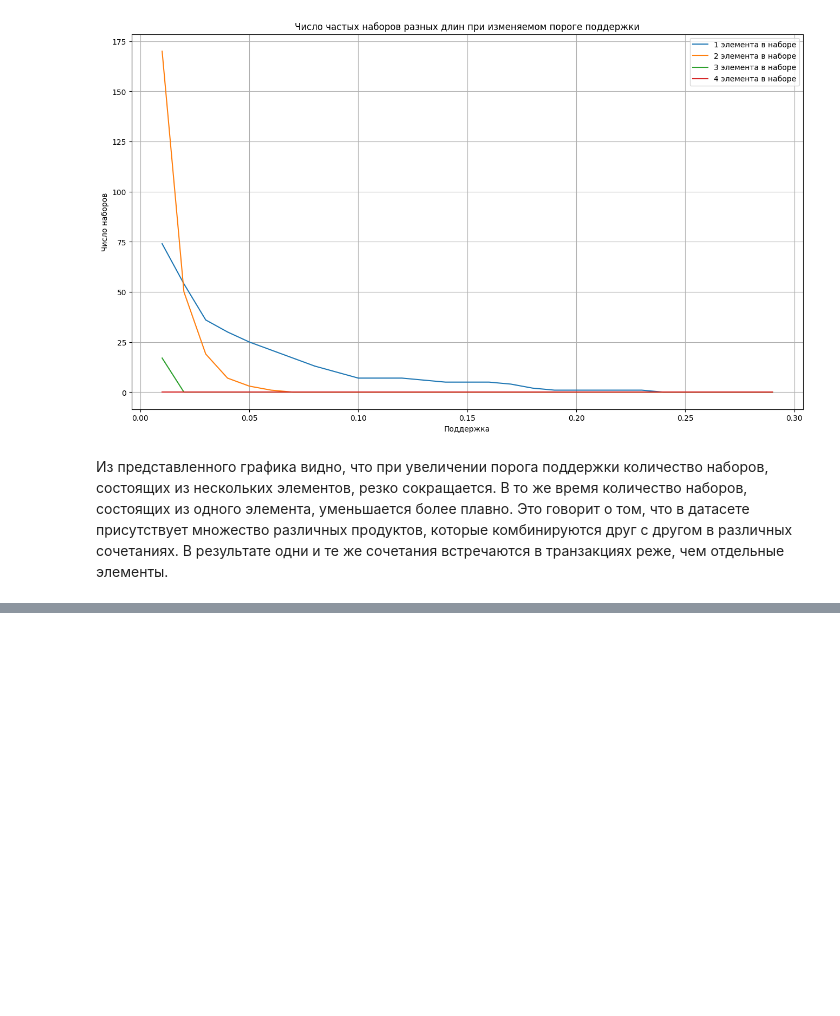
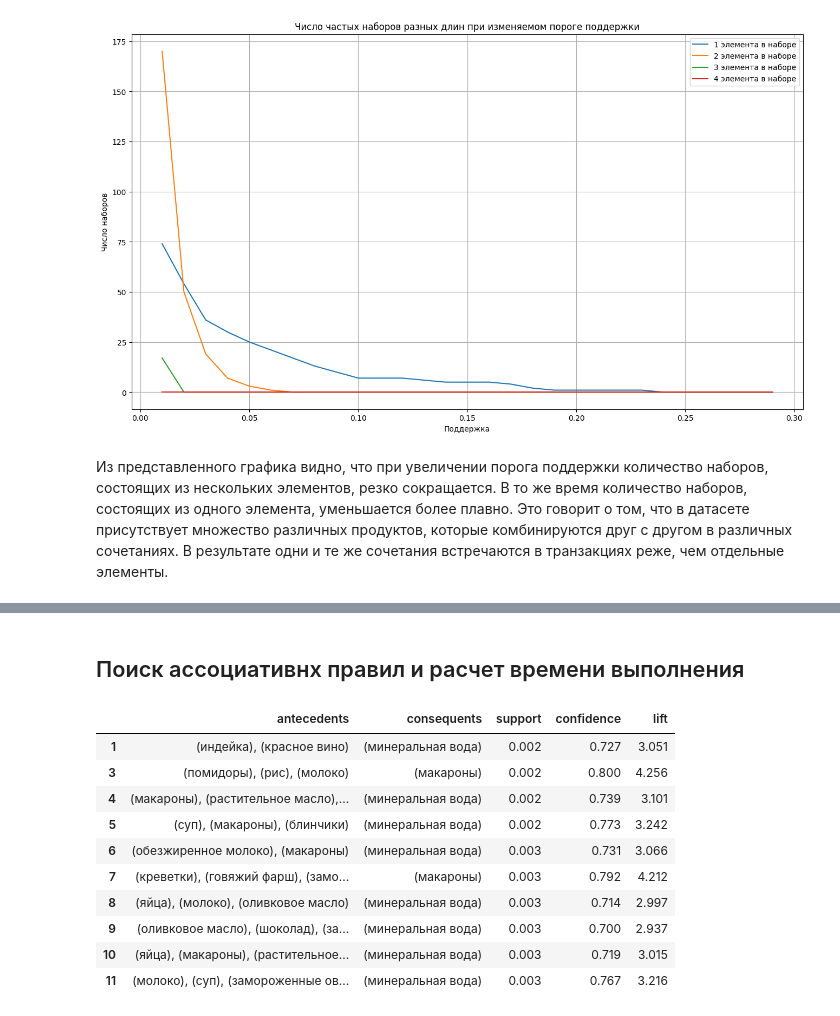
Before and after one commit to MurphyBLG/unik, a Jupyter notebook: data-anal/lab1/lab.ipynb, the cells around one changed output, grey strips where cells are left out. Saved outputs shown, nothing was run; the diff lists cells and outputs as text; code cells hidden in the pictures; blank space fills up the shorter version.

```diff
--- a/data-anal/lab1/lab.ipynb
+++ b/data-anal/lab1/lab.ipynb
@@ -239,0 +259,2 @@ visualize_number_of_items_by_min_sup(transactions_matrix, 0.01)
+# %% [markdown]
+## Поиск ассоциативнх правил и расчет времени выполнения
@@ -239,0 +265,48 @@ visualize_number_of_items_by_min_sup(transactions_matrix, 0.01)
+# %%
+# Очистка данных
+rules.drop('antecedent support', axis=1, inplace=True)
+rules.drop('consequent support', axis=1, inplace=True)
+rules.drop('leverage', axis=1, inplace=True)
+rules.drop('conviction', axis=1, inplace=True)
+
+if "zhangs_metric" in rules.columns:
+    rules.drop('zhangs_metric', axis=1, inplace=True)
+
+# Округляем значения столбцов
+rules["support"] = rules["support"].round(3)
+rules["confidence"] = rules["confidence"].round(3)
+rules["lift"] = rules["lift"].round(3)
+# %%
+def cell_to_string(cell):
+        if not isinstance(cell, str):
+            try:
+                iter(cell)
+                string = ""
+                for item in cell:
+                    string += f"({item}), "
+                string = string[:-2]
+                return string
+            except TypeError:
+                pass
+        return cell
+# %%
+rules["antecedents"] = rules["antecedents"].apply(lambda x: x if len(x) <= 7 else None)
+rules["consequents"] = rules["consequents"].apply(lambda x: x if len(x) <= 7 else None)
+rules["antecedents"] = rules["antecedents"].apply(lambda x: cell_to_string(x))
+rules["consequents"] = rules["consequents"].apply(lambda x: cell_to_string(x))
+# %%
+# Отсортируем по достоверности ассоциативные правила с поддержкой 0.002 и достоверностью в промежутке 0.7 - 0.8
+rules.dropna().sort_values(by='confidence', ascending=False)
+rules.loc[rules['confidence'] <= 0.8].head(10)
+# %% [output]
+|  | antecedents | consequents | support | confidence | lift |
+| 1 | (индейка), (красное вино) | (минеральная вода) | 0.002 | 0.727 | 3.051 |
+| 3 | (помидоры), (рис), (молоко) | (макароны) | 0.002 | 0.800 | 4.256 |
+| 4 | (макароны), (растительное масло),... | (минеральная вода) | 0.002 | 0.739 | 3.101 |
+| 5 | (суп), (макароны), (блинчики) | (минеральная вода) | 0.002 | 0.773 | 3.242 |
+| 6 | (обезжиренное молоко), (макароны) | (минеральная вода) | 0.003 | 0.731 | 3.066 |
+| 7 | (креветки), (говяжий фарш), (замо... | (макароны) | 0.003 | 0.792 | 4.212 |
+| 8 | (яйца), (молоко), (оливковое масло) | (минеральная вода) | 0.003 | 0.714 | 2.997 |
+| 9 | (оливковое масло), (шоколад), (за... | (минеральная вода) | 0.003 | 0.700 | 2.937 |
+| 10 | (яйца), (макароны), (растительное... | (минеральная вода) | 0.003 | 0.719 | 3.015 |
+| 11 | (молоко), (суп), (замороженные ов... | (минеральная вода) | 0.003 | 0.767 | 3.216 |
```
Also changed, not shown: parts of 18 cells of this notebook.
